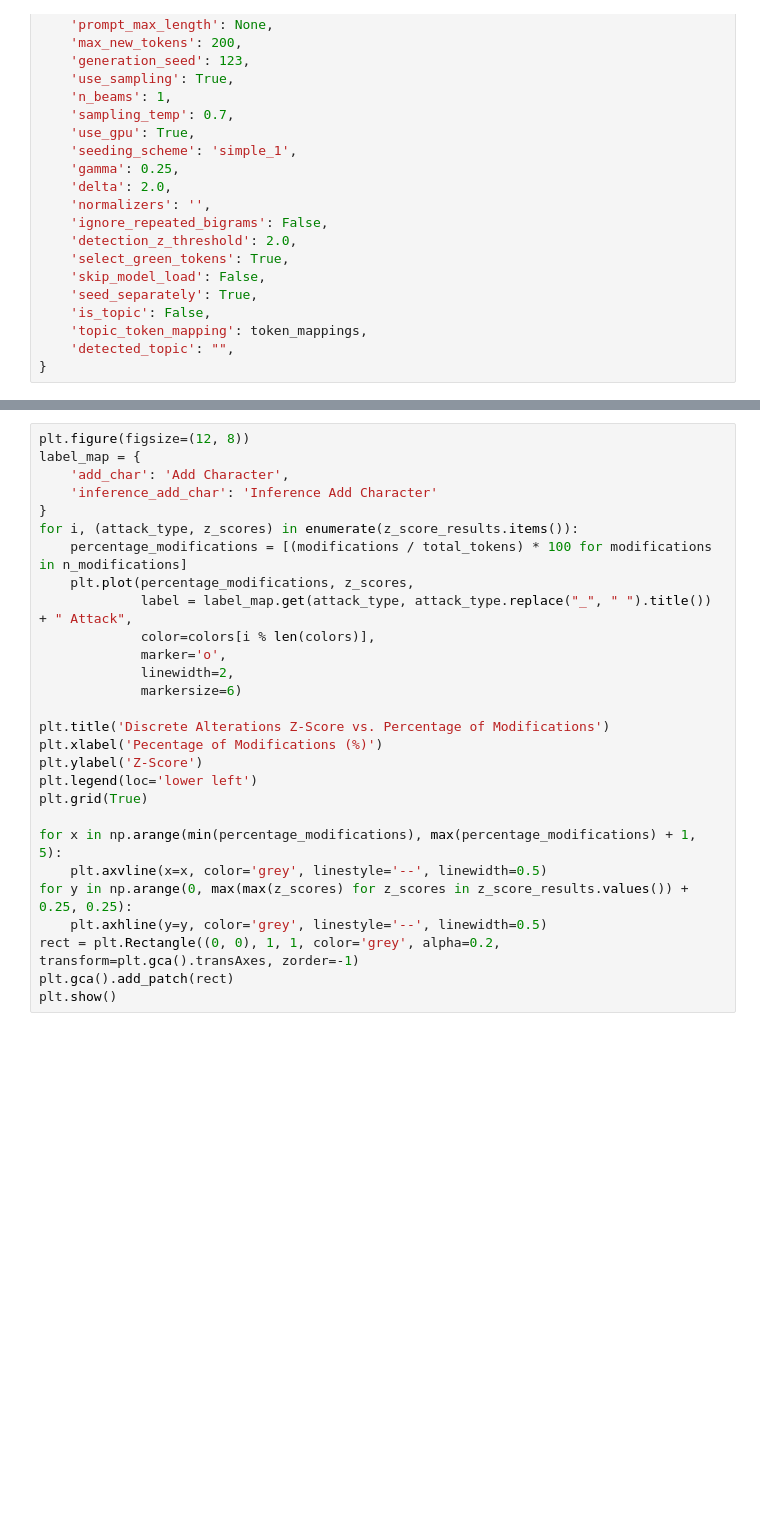
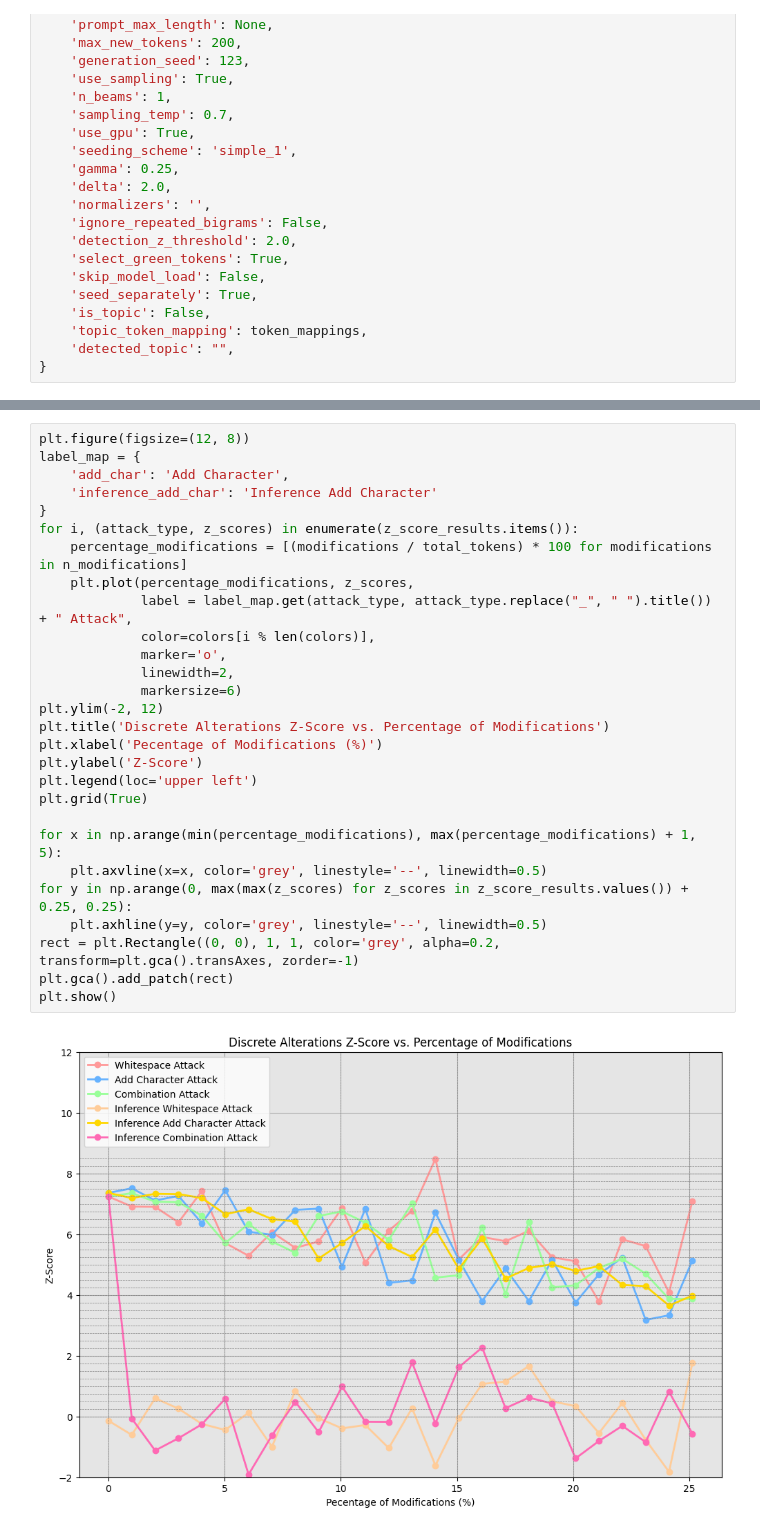
Before and after one commit to ANCP2021/Topic-Based-LLM-Watermarks, a Jupyter notebook: eval/eval_original_watermark.ipynb, the cells around one changed output, grey strips where cells are left out. Saved outputs shown, nothing was run; the diff lists cells and outputs as text; blank space fills up the shorter version.

```diff
--- a/eval/eval_original_watermark.ipynb
+++ b/eval/eval_original_watermark.ipynb
@@ -252,31 +295,33 @@ for n in n_modifications:
 # %%
 plt.figure(figsize=(12, 8))
 label_map = {
     'add_char': 'Add Character',
     'inference_add_char': 'Inference Add Character'
 }
 for i, (attack_type, z_scores) in enumerate(z_score_results.items()):
     percentage_modifications = [(modifications / total_tokens) * 100 for modifications in n_modifications]
     plt.plot(percentage_modifications, z_scores,
              label = label_map.get(attack_type, attack_type.replace("_", " ").title()) + " Attack",
              color=colors[i % len(colors)],
              marker='o',
              linewidth=2,
              markersize=6)
-
+plt.ylim(-2, 12)
 plt.title('Discrete Alterations Z-Score vs. Percentage of Modifications')
 plt.xlabel('Pecentage of Modifications (%)')
 plt.ylabel('Z-Score')
-plt.legend(loc='lower left')
+plt.legend(loc='upper left')
 plt.grid(True)
 
 for x in np.arange(min(percentage_modifications), max(percentage_modifications) + 1, 5):
     plt.axvline(x=x, color='grey', linestyle='--', linewidth=0.5)
 for y in np.arange(0, max(max(z_scores) for z_scores in z_score_results.values()) + 0.25, 0.25):
     plt.axhline(y=y, color='grey', linestyle='--', linewidth=0.5)
 rect = plt.Rectangle((0, 0), 1, 1, color='grey', alpha=0.2, transform=plt.gca().transAxes, zorder=-1)
 plt.gca().add_patch(rect)
 plt.show()
+# %% [output]
+[figure, added]
 # %%
 plt.figure(figsize=(12, 8))
 for i, (attack_type, scores) in enumerate(robustness_scores.items()):
```
Also changed, not shown: parts of 10 cells of this notebook.
